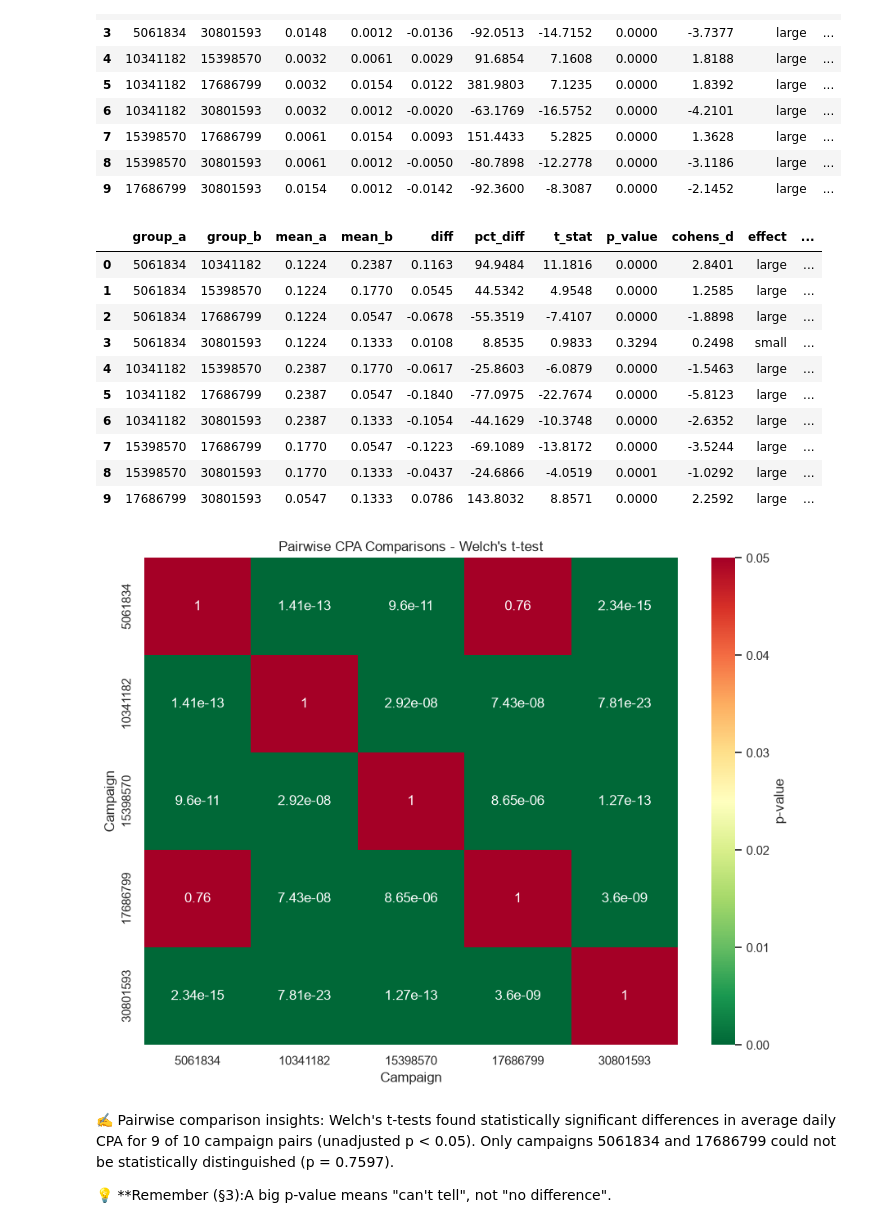
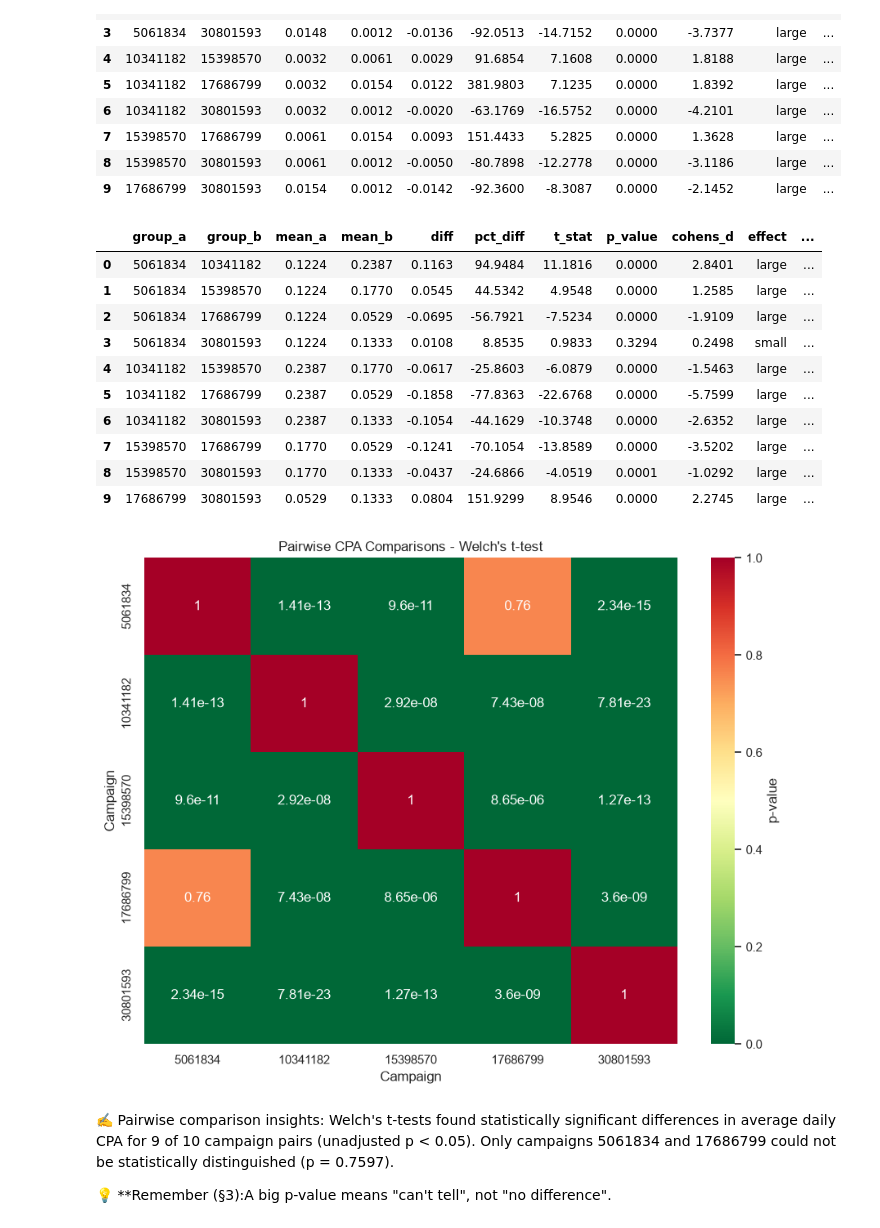
Before and after one commit to Marthaolukayode/lab-statistical-analysis, a Jupyter notebook: lab_statistical_analysis_STUDENT.ipynb, the cells around one changed output. Drawn from its saved outputs; the diff is of its cells as text; code cells hidden in the pictures.

```diff
--- a/lab_statistical_analysis_STUDENT.ipynb
+++ b/lab_statistical_analysis_STUDENT.ipynb
@@ -590,7 +590,7 @@ def pairwise_ttests(data, metric):
         [np.inf, -np.inf], np.nan
     ).dropna()
 
-    clean = clean[clean[metric] > 0]
+    clean = clean[clean[metric] >= 0]
     rows = []
 
     for a, b in combinations(
@@ -656,14 +656,14 @@ display(cvr_res.round(4))
 |  | group_a | group_b | mean_a | mean_b | diff | pct_diff | t_stat | p_value | cohens_d | effect | ... |
 | 0 | 5061834 | 10341182 | 0.1224 | 0.2387 | 0.1163 | 94.9484 | 11.1816 | 0.0000 | 2.8401 | large | ... |
 | 1 | 5061834 | 15398570 | 0.1224 | 0.1770 | 0.0545 | 44.5342 | 4.9548 | 0.0000 | 1.2585 | large | ... |
-| 2 | 5061834 | 17686799 | 0.1224 | 0.0547 | -0.0678 | -55.3519 | -7.4107 | 0.0000 | -1.8898 | large | ... |
+| 2 | 5061834 | 17686799 | 0.1224 | 0.0529 | -0.0695 | -56.7921 | -7.5234 | 0.0000 | -1.9109 | large | ... |
 | 3 | 5061834 | 30801593 | 0.1224 | 0.1333 | 0.0108 | 8.8535 | 0.9833 | 0.3294 | 0.2498 | small | ... |
 | 4 | 10341182 | 15398570 | 0.2387 | 0.1770 | -0.0617 | -25.8603 | -6.0879 | 0.0000 | -1.5463 | large | ... |
-| 5 | 10341182 | 17686799 | 0.2387 | 0.0547 | -0.1840 | -77.0975 | -22.7674 | 0.0000 | -5.8123 | large | ... |
+| 5 | 10341182 | 17686799 | 0.2387 | 0.0529 | -0.1858 | -77.8363 | -22.6768 | 0.0000 | -5.7599 | large | ... |
 | 6 | 10341182 | 30801593 | 0.2387 | 0.1333 | -0.1054 | -44.1629 | -10.3748 | 0.0000 | -2.6352 | large | ... |
-| 7 | 15398570 | 17686799 | 0.1770 | 0.0547 | -0.1223 | -69.1089 | -13.8172 | 0.0000 | -3.5244 | large | ... |
+| 7 | 15398570 | 17686799 | 0.1770 | 0.0529 | -0.1241 | -70.1054 | -13.8589 | 0.0000 | -3.5202 | large | ... |
 | 8 | 15398570 | 30801593 | 0.1770 | 0.1333 | -0.0437 | -24.6866 | -4.0519 | 0.0001 | -1.0292 | large | ... |
-| 9 | 17686799 | 30801593 | 0.0547 | 0.1333 | 0.0786 | 143.8032 | 8.8571 | 0.0000 | 2.2592 | large | ... |
+| 9 | 17686799 | 30801593 | 0.0529 | 0.1333 | 0.0804 | 151.9299 | 8.9546 | 0.0000 | 2.2745 | large | ... |
 # %%
 
 # Step 4.5: Heatmap of CPA p-values
@@ -675,35 +675,35 @@ p_matrix = pd.DataFrame(
 )
 
 for _, row in cpa_res.iterrows():
     a = int(row["group_a"])
     b = int(row["group_b"])
     p_matrix.loc[a, b] = row["p_value"]
     p_matrix.loc[b, a] = row["p_value"]
 
 plt.figure(figsize=(9, 7))
 
 sns.heatmap(
     p_matrix,
     annot=True,
     fmt=".3g",
     cmap="RdYlGn_r",
     vmin=0,
-    vmax=0.05,
+    vmax=1.0,
     cbar_kws={"label": "p-value"}
 )
 
 plt.title("Pairwise CPA Comparisons - Welch's t-test")
 plt.xlabel("Campaign")
 plt.ylabel("Campaign")
 plt.tight_layout()
 
 plt.savefig(
     OUT / "metric_comparison_heatmap.png",
     dpi=120
 )
 plt.show()
 # %% [output]
-[figure, old version]
+[figure, new version]
 # %% [markdown]
 ✍️ Pairwise comparison insights: Welch's t-tests found statistically significant differences in average daily CPA for 9 of 10 campaign pairs (unadjusted p < 0.05). Only campaigns 5061834 and 17686799 could not be statistically distinguished (p = 0.7597).
 
```
Also changed, not shown: parts of 4 cells of this notebook, 4 other files.
